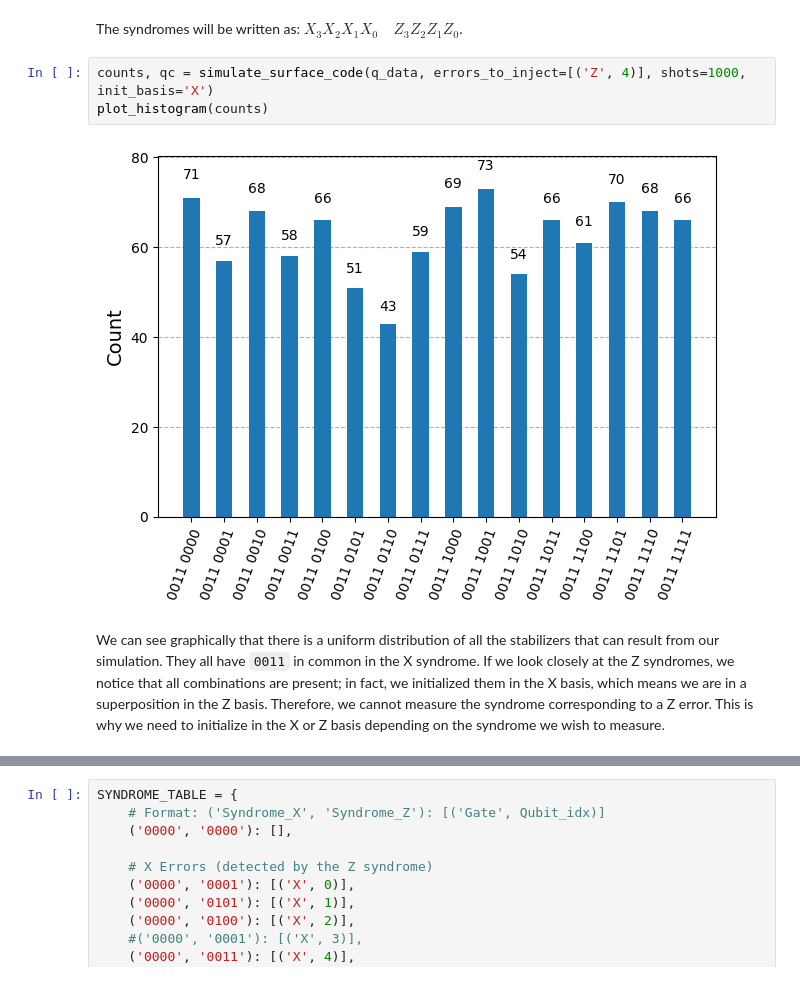
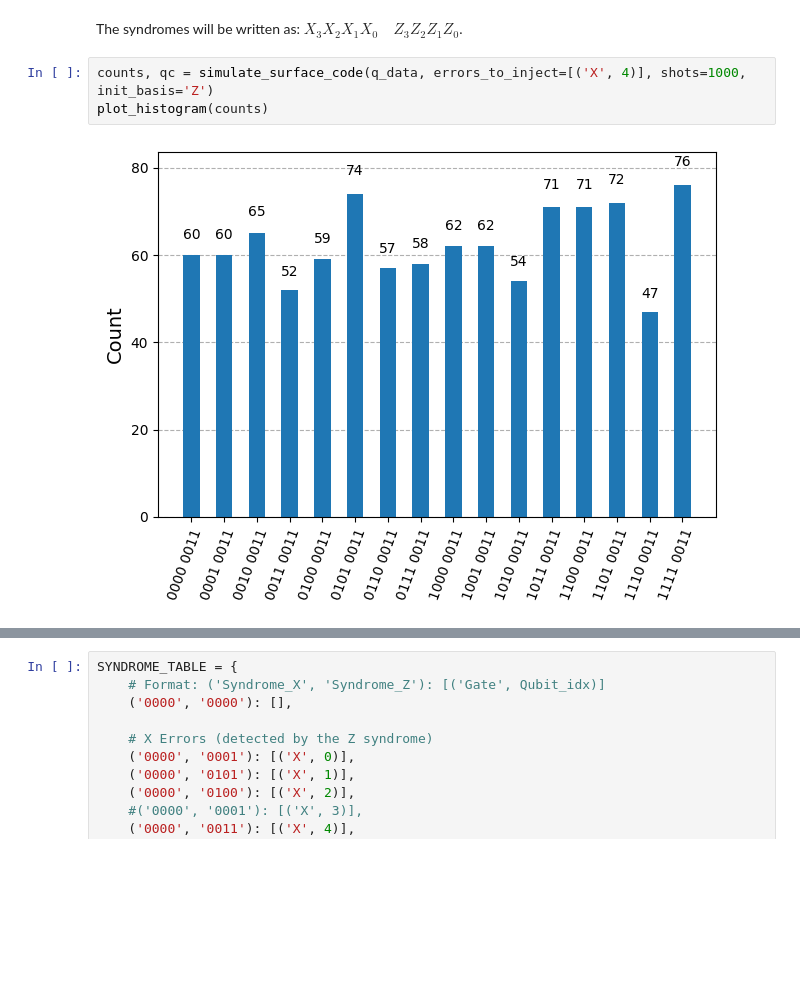
Before and after one commit to TheoHUETQC/surface-code, a Jupyter notebook: surface_code_introduction.ipynb, the cells around one changed output, grey strips where cells are left out. Cells and saved outputs as stored; diff of their text form; blank space fills up the shorter version.

```diff
--- a/surface_code_introduction.ipynb
+++ b/surface_code_introduction.ipynb
@@ -167,12 +175,7 @@ def simulate_surface_code(q_data, errors_to_inject=[], shots=1000, init_basis='Z
 # %% [markdown]
 The syndromes will be written as: $X_3 X_2 X_1 X_0 \quad Z_3 Z_2 Z_1 Z_0$.
 # %%
-counts, qc = simulate_surface_code(q_data, errors_to_inject=[('Z', 4)], shots=1000, init_basis='X')
+counts, qc = simulate_surface_code(q_data, errors_to_inject=[('X', 4)], shots=1000, init_basis='Z')
 plot_histogram(counts)
 # %% [output]
-[figure, old version]
+[figure, new version]
-# %% [markdown]
-We can see graphically that there is a uniform distribution of all the stabilizers that can result from our simulation.
-They all have `0011` in common in the X syndrome.
-If we look closely at the Z syndromes, we notice that all combinations are present; in fact, we initialized them in the X basis, which means we are in a superposition in the Z basis. Therefore, we cannot measure the syndrome corresponding to a Z error.
-This is why we need to initialize in the X or Z basis depending on the syndrome we wish to measure.
```
Also changed, not shown: parts of 23 cells of this notebook.
